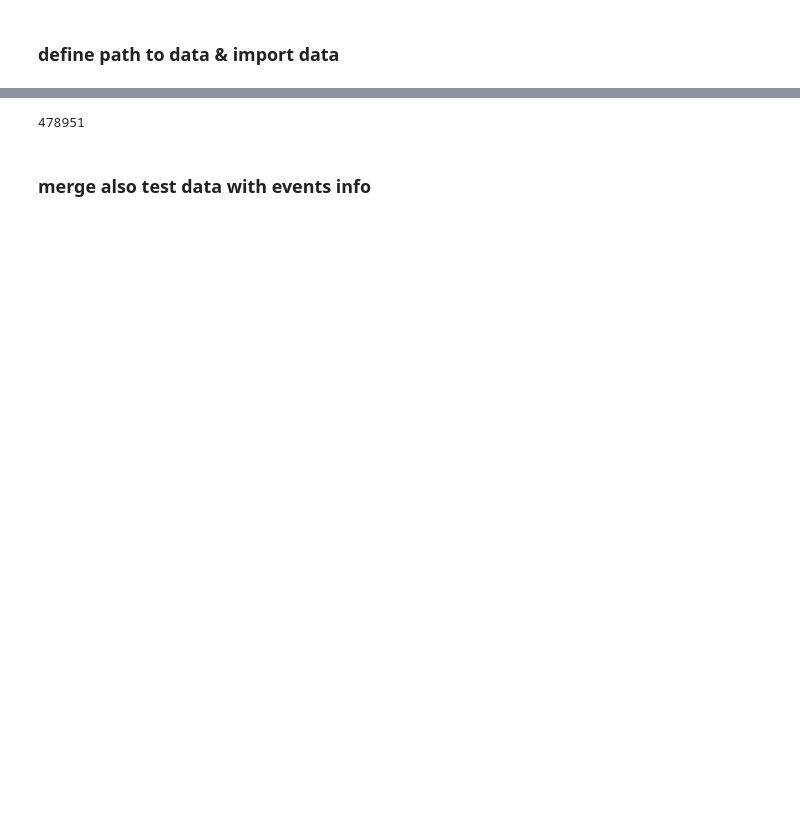
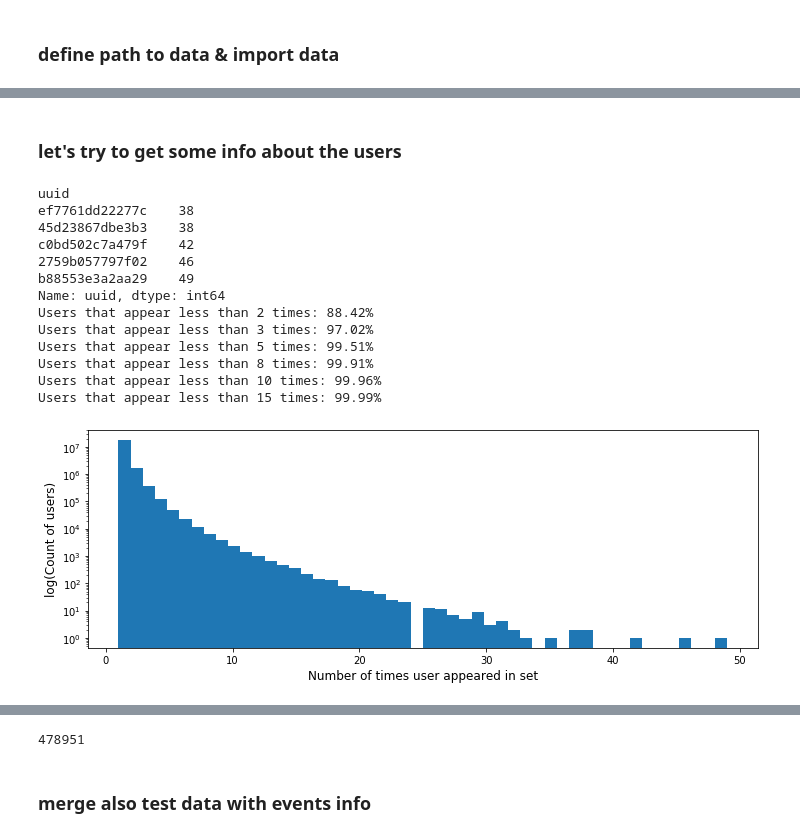
Before and after one commit to nicolaepetridean/content_recommend_eda, a Jupyter notebook: src/EDA.ipynb, the cells around one changed output, grey strips where cells are left out. Saved outputs shown, nothing was run; the diff lists cells and outputs as text; code cells hidden in the pictures; blank space fills up the shorter version.

```diff
--- a/src/EDA.ipynb
+++ b/src/EDA.ipynb
@@ -34,0 +117,30 @@ for filename in all_files:
+# %% [markdown]
+### let's try to get some info about the users
+# %%
+users_count = events_info.groupby('uuid')['uuid'].count().sort_values()
+
+print(users_count.tail())
+
+for i in [2,3,5,8,10,15]:
+    print('Users that appear less than {} times: {}%'.format(i, round((users_count < i).mean() * 100, 2)))
+
+plt.figure(figsize=(12, 4))
+plt.hist(users_count.values, bins=50, log=True)
+plt.xlabel('Number of times user appeared in set', fontsize=12)
+plt.ylabel('log(Count of users)', fontsize=12)
+plt.show()
+# %% [output]
+uuid
+ef7761dd22277c    38
+45d23867dbe3b3    38
+c0bd502c7a479f    42
+2759b057797f02    46
+b88553e3a2aa29    49
+Name: uuid, dtype: int64
+Users that appear less than 2 times: 88.42%
+Users that appear less than 3 times: 97.02%
+Users that appear less than 5 times: 99.51%
+Users that appear less than 8 times: 99.91%
+Users that appear less than 10 times: 99.96%
+Users that appear less than 15 times: 99.99%
+[figure, added]
```
Also changed, not shown: parts of 39 cells of this notebook.
